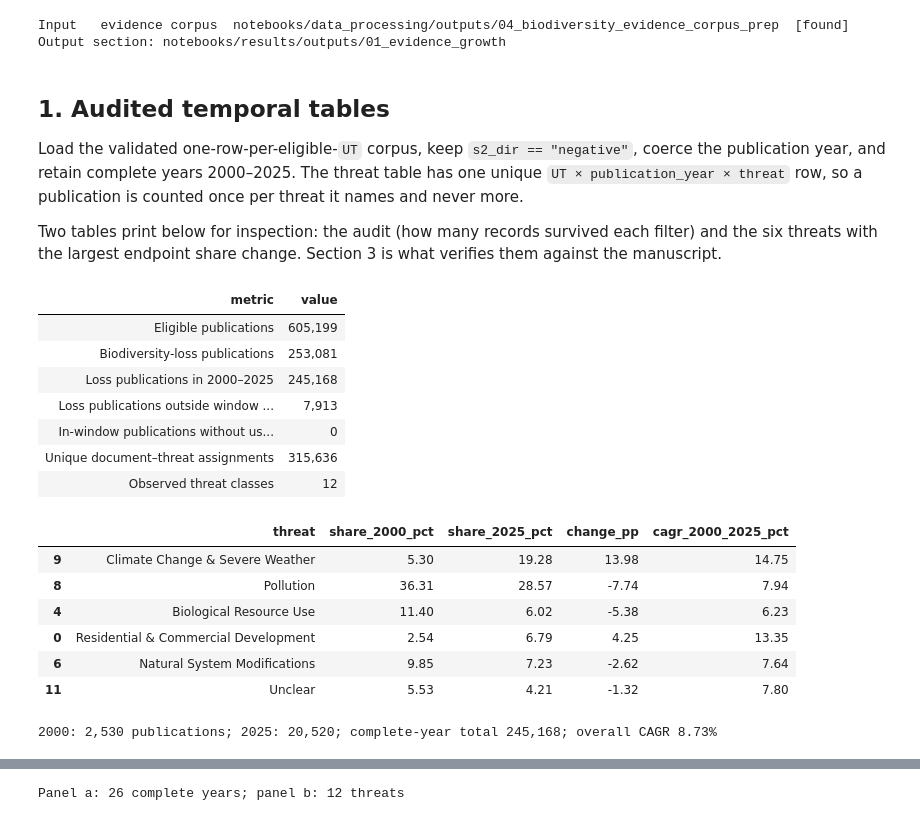
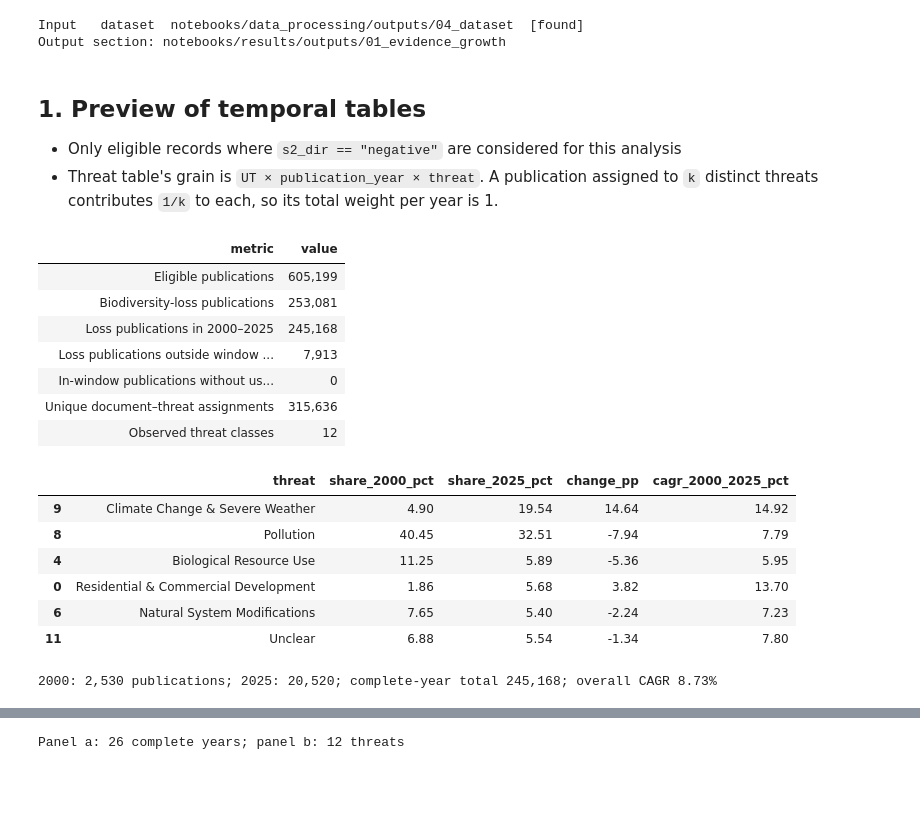
Before and after one commit to hunaindot/biodiversity-change-systematic-map, a Jupyter notebook: notebooks/results/01_evidence_growth.ipynb, the cells around one changed output, grey strips where cells are left out. Saved outputs shown, nothing was run; the diff lists cells and outputs as text; code cells hidden in the pictures; blank space fills up the shorter version.

```diff
--- a/notebooks/results/01_evidence_growth.ipynb
+++ b/notebooks/results/01_evidence_growth.ipynb
@@ -55,8 +42,6 @@ START_YEAR = TEMPORAL_CONFIG["analysis_start_year"]
 END_YEAR = TEMPORAL_CONFIG["analysis_end_year"]
 ROLLING_YEARS = TEMPORAL_CONFIG["rolling_cagr_years"]
 FOCAL_THREAT = TEMPORAL_CONFIG["focal_threat"]
-PARTIAL_YEAR = TEMPORAL_CONFIG["partial_year"]
-PROJECTION_WINDOW = tuple(TEMPORAL_CONFIG["projection_cagr_window"])
 POLICY_EVENTS = [
     (
         event["year"],
@@ -78,53 +63,33 @@ for directory in (TABLE_DIR, FIGURE_DIR):
 
 # Provenance: the complete set of inputs this result depends on.
 status = "found" if CORPUS_DIR.exists() else "MISSING"
-print(f"Input   evidence corpus  {CORPUS_DIR.relative_to(PROJECT_ROOT)}  [{status}]")
+print(f"Input   dataset  {CORPUS_DIR.relative_to(PROJECT_ROOT)}  [{status}]")
 if not CORPUS_DIR.exists():
     raise FileNotFoundError(
-        "Run notebooks/data_processing/04_biodiversity_evidence_corpus_prep first."
+        "Run notebooks/data_processing/04_dataset.ipynb first."
     )
 print(f"Output section: {OUTPUT_DIR.relative_to(PROJECT_ROOT)}")
-
-
-def save_table(table, filename, index=False):
-    path = TABLE_DIR / f"{filename}.csv"
-    table.to_csv(path, index=index)
-    print(f"Saved: {path.relative_to(PROJECT_ROOT)}")
-    return path
-
-
-def save_figure(figure, filename):
-    figure.set_layout_engine("none")
-    return visualization.save_figure(
-        figure, FIGURE_DIR / filename, formats=["pdf"], facecolor="white"
-    )
 # %% [output]
-Input   evidence corpus  notebooks/data_processing/outputs/04_biodiversity_evidence_corpus_prep  [found]
+Input   dataset  notebooks/data_processing/outputs/04_dataset  [found]
 Output section: notebooks/results/outputs/01_evidence_growth
 # %% [markdown]
-## 1. Audited temporal tables
+## 1. Preview of temporal tables
 
-Load the validated one-row-per-eligible-`UT` corpus, keep `s2_dir == "negative"`, coerce
-the publication year, and retain complete years 2000–2025. The threat table has one
-unique `UT × publication_year × threat` row, so a publication is counted once per threat
-it names and never more.
-
-Two tables print below for inspection: the audit (how many records survived each filter)
-and the six threats with the largest endpoint share change. Section 3 is what verifies
-them against the manuscript.
+- Only eligible records where `s2_dir == "negative"` are considered for this analysis
+- Threat table's grain is `UT × publication_year × threat`. A publication assigned to `k` distinct threats contributes `1/k` to each, so its total weight per year is 1.
 # %%
 corpus_df = evidence_corpus_prep.BiodiversityEvidenceStore(CORPUS_DIR).load(
-    columns=["UT", "s2_dir", "publication_year", "pred_threat_l0", "pred_countries"]
+    columns=["UT", "s2_dir", "publication_year", "pred_threat_l0"]
 ).publications
 
 loss_df, threat_long_df, evidence_audit_df = time_development.prepare_loss_evidence(
     corpus_df, START_YEAR, END_YEAR, TEMPORAL_CONFIG["threat_order"]
 )
-annual_counts, annual_table, _ = time_development.annual_publication_tables(
-    loss_df, START_YEAR, END_YEAR, PARTIAL_YEAR, PROJECTION_WINDOW
+annual_counts, annual_table = time_development.annual_publication_tables(
+    loss_df, START_YEAR, END_YEAR
 )
 (
-    threat_counts_df,
+    threat_fractional_counts_df,
     threat_shares_df,
     composition_long_df,
     composition_audit_df,
@@ -135,7 +100,7 @@ annual_counts, annual_table, _ = time_development.annual_publication_tables(
     START_YEAR,
     END_YEAR,
 )
-threat_order = list(threat_counts_df.columns)
+threat_order = list(threat_fractional_counts_df.columns)
 (
     cagr_detailed_df,
     cagr_matrix_df,
@@ -143,7 +108,7 @@ threat_order = list(threat_counts_df.columns)
     rolling_threat_df,
     overall_rolling_cagr,
 ) = time_development.growth_tables(
-    threat_counts_df,
+    threat_fractional_counts_df,
     annual_counts,
     threat_order,
     THREAT_CODES,
@@ -169,39 +134,39 @@ endpoint_summary_df = pd.DataFrame(
         "share_2025_pct": threat_shares_df.loc[END_YEAR, threat_order].to_numpy(),
         "change_pp": (
             threat_shares_df.loc[END_YEAR, threat_order]
             - threat_shares_df.loc[START_YEAR, threat_order]
         ).to_numpy(),
         "cagr_2000_2025_pct": cagr_matrix_df[f"{START_YEAR}-{END_YEAR}"].to_numpy(),
     }
 )
 display(
     endpoint_summary_df.assign(magnitude=endpoint_summary_df["change_pp"].abs())
     .nlargest(6, "magnitude")
     .drop(columns="magnitude")
     .round(2)
 )
 print(
     f"{START_YEAR}: {int(annual_counts.loc[START_YEAR]):,} publications; "
     f"{END_YEAR}: {int(annual_counts.loc[END_YEAR]):,}; "
     f"complete-year total {int(annual_counts.sum()):,}; "
     f"overall CAGR {overall_cagr:.2f}%"
 )
 # %% [output]
 | metric | value |
 | Eligible publications | 605,199 |
 | Biodiversity-loss publications | 253,081 |
 | Loss publications in 2000–2025 | 245,168 |
 | Loss publications outside window ... | 7,913 |
 | In-window publications without us... | 0 |
 | Unique document–threat assignments | 315,636 |
 | Observed threat classes | 12 |
 |  | threat | share_2000_pct | share_2025_pct | change_pp | cagr_2000_2025_pct |
-| 9 | Climate Change & Severe Weather | 5.30 | 19.28 | 13.98 | 14.75 |
-| 8 | Pollution | 36.31 | 28.57 | -7.74 | 7.94 |
-| 4 | Biological Resource Use | 11.40 | 6.02 | -5.38 | 6.23 |
-| 0 | Residential & Commercial Development | 2.54 | 6.79 | 4.25 | 13.35 |
-| 6 | Natural System Modifications | 9.85 | 7.23 | -2.62 | 7.64 |
-| 11 | Unclear | 5.53 | 4.21 | -1.32 | 7.80 |
+| 9 | Climate Change & Severe Weather | 4.90 | 19.54 | 14.64 | 14.92 |
+| 8 | Pollution | 40.45 | 32.51 | -7.94 | 7.79 |
+| 4 | Biological Resource Use | 11.25 | 5.89 | -5.36 | 5.95 |
+| 0 | Residential & Commercial Development | 1.86 | 5.68 | 3.82 | 13.70 |
+| 6 | Natural System Modifications | 7.65 | 5.40 | -2.24 | 7.23 |
+| 11 | Unclear | 6.88 | 5.54 | -1.34 | 7.80 |
 2000: 2,530 publications; 2025: 20,520; complete-year total 245,168; overall CAGR 8.73%
 # %% [markdown]
 ## 2. The manuscript figure
```
Also changed, not shown: parts of 14 cells of this notebook, 22 other files.
